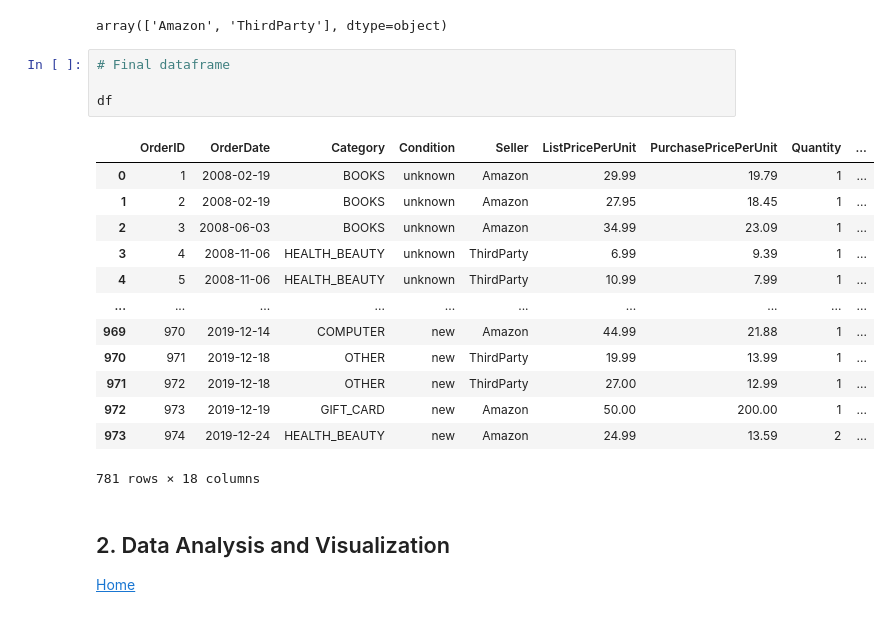
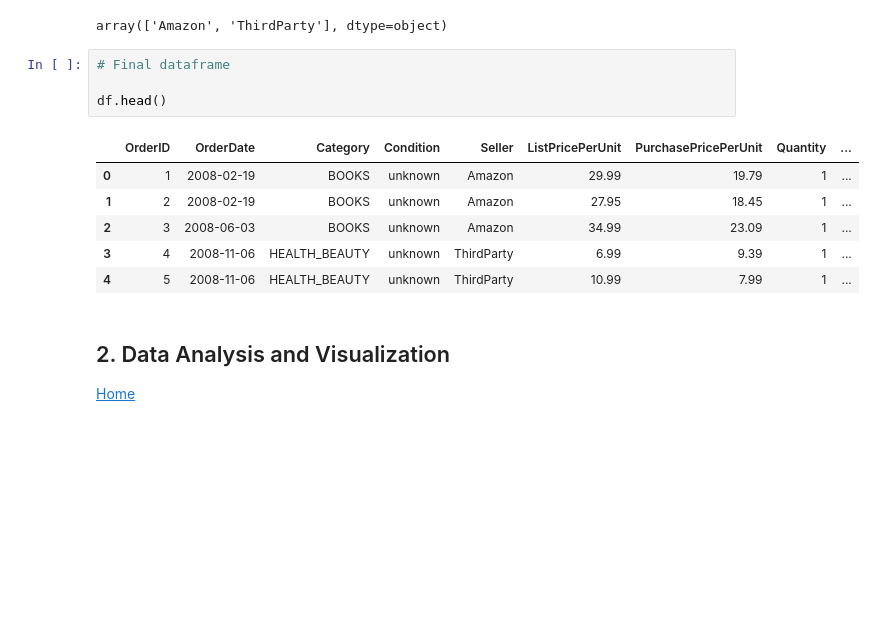
Before and after one commit to AmitSamra/AmazonOrderHistory, a Jupyter notebook: AmazonOrderHistory.ipynb, the cells around one changed output. Cells and saved outputs as stored; diff of their text form; blank space fills up the shorter version.

```diff
--- a/AmazonOrderHistory.ipynb
+++ b/AmazonOrderHistory.ipynb
@@ -397,21 +293,14 @@ array(['Amazon', 'ThirdParty'], dtype=object)
 # %%
 # Final dataframe
 
-df
+df.head()
 # %% [output]
 |  | OrderID | OrderDate | Category | Condition | Seller | ListPricePerUnit | PurchasePricePerUnit | Quantity | ... |
 | 0 | 1 | 2008-02-19 | BOOKS | unknown | Amazon | 29.99 | 19.79 | 1 | ... |
 | 1 | 2 | 2008-02-19 | BOOKS | unknown | Amazon | 27.95 | 18.45 | 1 | ... |
 | 2 | 3 | 2008-06-03 | BOOKS | unknown | Amazon | 34.99 | 23.09 | 1 | ... |
 | 3 | 4 | 2008-11-06 | HEALTH_BEAUTY | unknown | ThirdParty | 6.99 | 9.39 | 1 | ... |
 | 4 | 5 | 2008-11-06 | HEALTH_BEAUTY | unknown | ThirdParty | 10.99 | 7.99 | 1 | ... |
-| ... | ... | ... | ... | ... | ... | ... | ... | ... | ... |
-| 969 | 970 | 2019-12-14 | COMPUTER | new | Amazon | 44.99 | 21.88 | 1 | ... |
-| 970 | 971 | 2019-12-18 | OTHER | new | ThirdParty | 19.99 | 13.99 | 1 | ... |
-| 971 | 972 | 2019-12-18 | OTHER | new | ThirdParty | 27.00 | 12.99 | 1 | ... |
-| 972 | 973 | 2019-12-19 | GIFT_CARD | new | Amazon | 50.00 | 200.00 | 1 | ... |
-| 973 | 974 | 2019-12-24 | HEALTH_BEAUTY | new | Amazon | 24.99 | 13.59 | 2 | ... |
-781 rows × 18 columns
 # %% [markdown]
 ## <a id='section2'>2. Data Analysis and Visualization</a>
 
```
Also changed, not shown: parts of 15 cells of this notebook.
